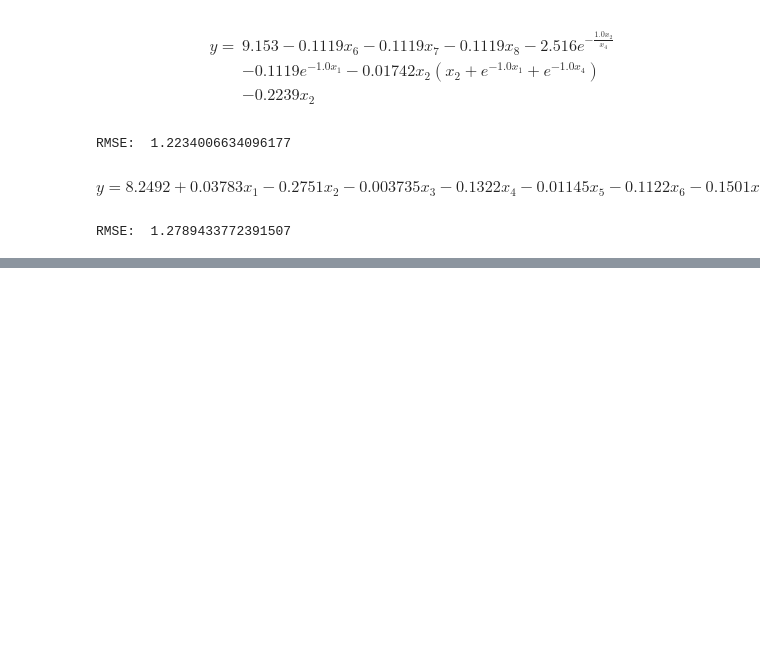
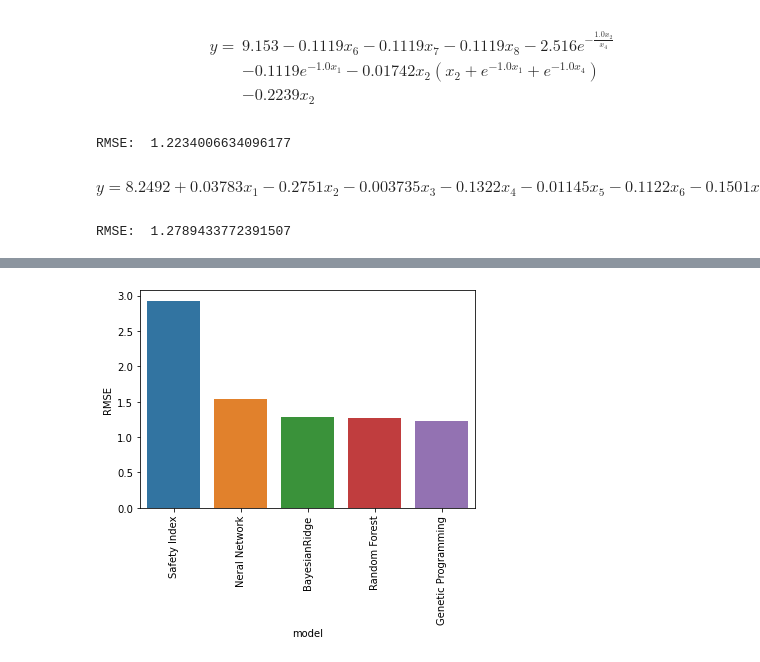
Before and after one commit to LittleLi2020/usage-based-insurance, a Jupyter notebook: lotus/score_system.ipynb, the cells around one changed output, grey strips where cells are left out. Saved outputs shown, nothing was run; the diff lists cells and outputs as text; code cells hidden in the pictures; blank space fills up the shorter version.

```diff
--- a/lotus/score_system.ipynb
+++ b/lotus/score_system.ipynb
@@ -205 +227,7 @@ RMSE_model_comparison
 | 0 | Safety Index | 2.927742 |
+# %%
+sns.barplot(data=RMSE_model_comparison.sort_values(by = "RMSE",ascending = False), x="model", y="RMSE")
+plt.xticks(rotation = 90)
+plt.show()
+# %% [output]
+[figure, added]
```
Also changed, not shown: parts of 10 cells of this notebook.
